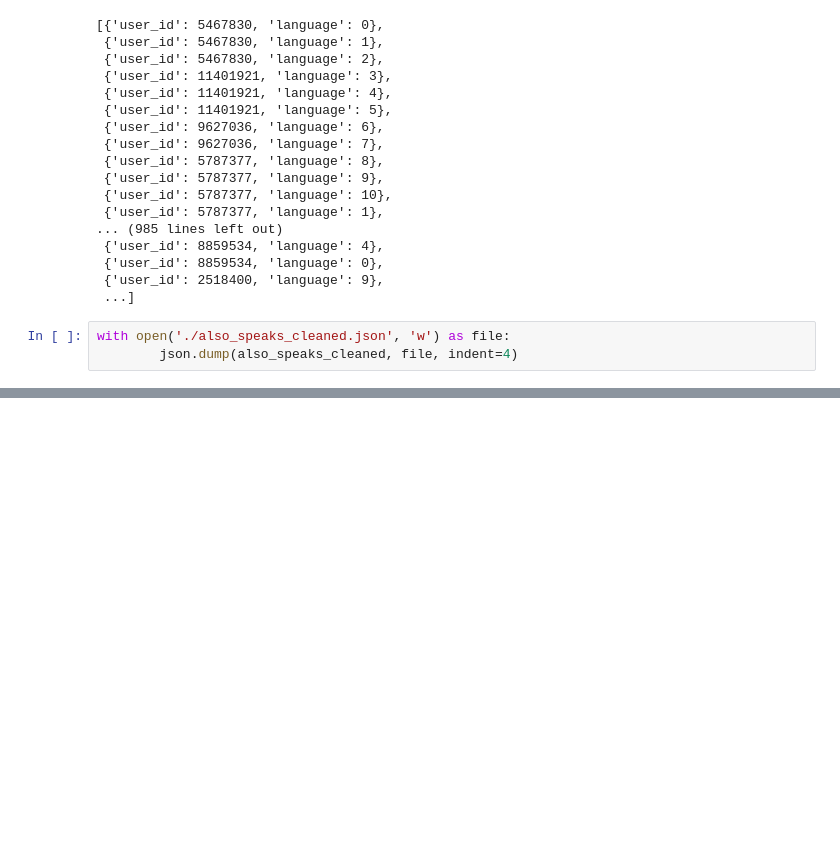
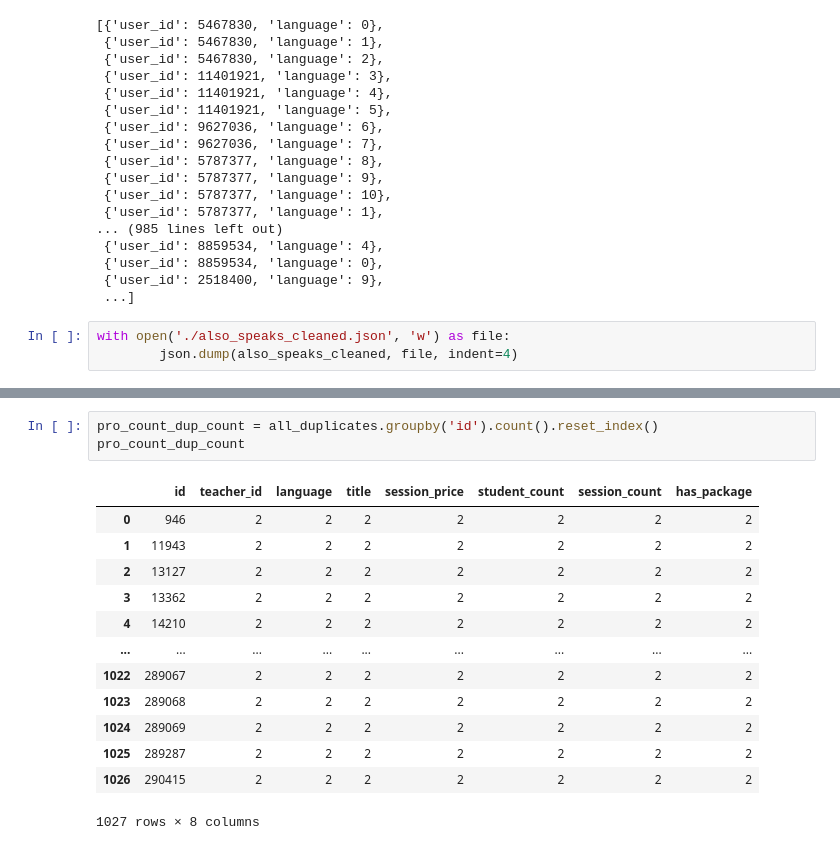
Before and after one commit to ernmin/Project4GA, a Jupyter notebook: data_cleaning/data_cleaning.ipynb, the cells around one changed output, grey strips where cells are left out. Cells and saved outputs as stored; diff of their text form; blank space fills up the shorter version.

```diff
--- a/data_cleaning/data_cleaning.ipynb
+++ b/data_cleaning/data_cleaning.ipynb
@@ -390,0 +506,17 @@ with open('./also_speaks_cleaned.json', 'w') as file:
+# %%
+pro_count_dup_count = all_duplicates.groupby('id').count().reset_index()
+pro_count_dup_count
+# %% [output]
+|  | id | teacher_id | language | title | session_price | student_count | session_count | has_package |
+| 0 | 946 | 2 | 2 | 2 | 2 | 2 | 2 | 2 |
+| 1 | 11943 | 2 | 2 | 2 | 2 | 2 | 2 | 2 |
+| 2 | 13127 | 2 | 2 | 2 | 2 | 2 | 2 | 2 |
+| 3 | 13362 | 2 | 2 | 2 | 2 | 2 | 2 | 2 |
+| 4 | 14210 | 2 | 2 | 2 | 2 | 2 | 2 | 2 |
+| ... | ... | ... | ... | ... | ... | ... | ... | ... |
+| 1022 | 289067 | 2 | 2 | 2 | 2 | 2 | 2 | 2 |
+| 1023 | 289068 | 2 | 2 | 2 | 2 | 2 | 2 | 2 |
+| 1024 | 289069 | 2 | 2 | 2 | 2 | 2 | 2 | 2 |
+| 1025 | 289287 | 2 | 2 | 2 | 2 | 2 | 2 | 2 |
+| 1026 | 290415 | 2 | 2 | 2 | 2 | 2 | 2 | 2 |
+1027 rows × 8 columns
```
Also changed, not shown: parts of 42 cells of this notebook.
